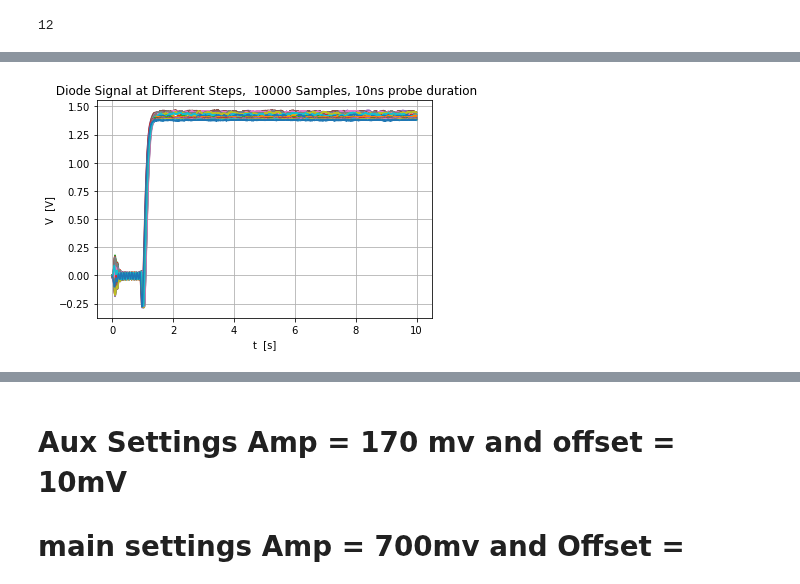
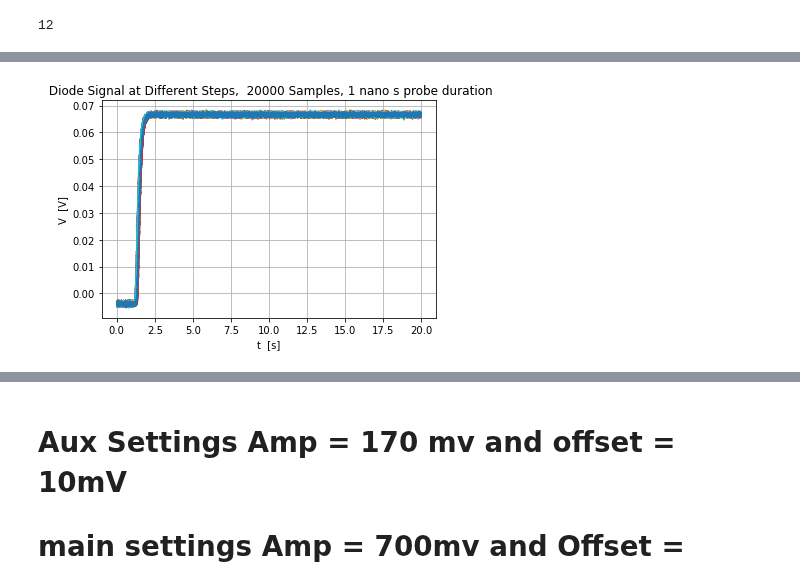
Before and after one commit to Holcan/STM, a Jupyter notebook: M8190/Pulse Schemes AutoCorrelation Preparation.ipynb, the cells around one changed output, grey strips where cells are left out. Saved outputs shown, nothing was run; the diff lists cells and outputs as text; code cells hidden in the pictures.

```diff
--- a/M8190/Pulse Schemes AutoCorrelation Preparation.ipynb
+++ b/M8190/Pulse Schemes AutoCorrelation Preparation.ipynb
@@ -347,0 +1070,12 @@ PulseScheme_B_1nano  = {
+# %%
+Lock_In_Settings = {
+'Time Constant' : '30ms',
+'Sensitivity' : '500 microVolts',
+'Reserve' : 'Normal',
+'db' : 24,
+'Modulation': '100Hz'
+}
+# %%
+playing_time = 10 #in seconds
+
+Diode_Signal, averaged_data = Measurement_Autocorrelation_voltage(M8190A,DAQ_Settings1,1000, playing_time ,sweeping_run_a_1nano,sweeping_run_b_1nano,PulseScheme_A_1nano['Measurement file Path'],Lock_In_Settings)
@@ -347,0 +1100,13 @@ PulseScheme_B_1nano  = {
+# %%
+fig,ax= plt.subplots()
+ax.grid(True)
+for i in range(0,len(Diode_Signal)):
+    plt.plot(Diode_Signal[i][1],Diode_Signal[i][0],label= 'Step {st}'.format(st = i ))
+
+ax.set_ylabel(r'V  [V]')
+ax.set_xlabel('t  [s]')
+ax.set_title(r' Diode Signal at Different Steps,  {b} Samples, 1 nano s probe duration'.format(b = len(Diode_Signal[0][1]) ))
+#ax.legend(bbox_to_anchor=(1.05, 1), loc='upper left', borderaxespad=0.)
+#ax.legend(loc=0)
+plt.show()
+#fig.savefig(r'{loc}\Diode Signal time cstant = {a}, sensitivity {b},{c} daqseconds, 5ms scheme, probe duration 1 nano,31 steps, no legend,6Ghz .jpeg'.format(loc = PulseScheme_A_1nano['Measurement file Path'],a = Lock_In_Settings['Time Constant'], b = Lock_In_Settings['Sensitivity'], c = playing_time),bbox_inches='tight')
@@ -532,5 +1327,5 @@ Lock_In_Settings = {
 # %%
 playing_time = 10 #in seconds
 
-Diode_Signal, averaged_data = Measurement_Autocorrelation_voltage(M8190A,DAQ_Settings1,1000, playing_time ,sweeping_run_a,sweeping_runb,PulseScheme_A_10nano['Measurement file Path'],Lock_In_Settings)
+Diode_Signal, averaged_data = Measurement_Autocorrelation_voltage(M8190A,DAQ_Settings1,1000, playing_time ,sweeping_runa_1nano,sweeping_runb_1nano,PulseScheme_A_1nano['Measurement file Path'],Lock_In_Settings)
 # %% [output]
@@ -554,16 +1333,16 @@ Data acquired for Step 30
 # %%
 fig,ax= plt.subplots()
 ax.grid(True)
 for i in range(0,len(Diode_Signal)):
     plt.plot(Diode_Signal[i][1],Diode_Signal[i][0],label= 'Step {st}'.format(st = i ))
 
 ax.set_ylabel(r'V  [V]')
 ax.set_xlabel('t  [s]')
-ax.set_title(r' Diode Signal at Different Steps,  {b} Samples, 10ns probe duration'.format(b = len(Diode_Signal[0][1]) ))
+ax.set_title(r' Diode Signal at Different Steps,  {b} Samples, 1 nano s probe duration'.format(b = len(Diode_Signal[0][1]) ))
 #ax.legend(bbox_to_anchor=(1.05, 1), loc='upper left', borderaxespad=0.)
 #ax.legend(loc=0)
 plt.show()
-fig.savefig(r'{loc}\Diode Signal time cstant = {a}, sensitivity {b},{c} daqseconds, 5ms scheme, probe duration 10n,31 steps, no legend,6Ghz .jpeg'.format(loc = PulseScheme_A_10nano['Measurement file Path'],a = Lock_In_Settings['Time Constant'], b = Lock_In_Settings['Sensitivity'], c = playing_time),bbox_inches='tight')
+fig.savefig(r'{loc}\Diode Signal time cstant = {a}, sensitivity {b},{c} daqseconds, 5ms scheme, probe duration 1 nano,31 steps, no legend,6Ghz .jpeg'.format(loc = PulseScheme_A_1nano['Measurement file Path'],a = Lock_In_Settings['Time Constant'], b = Lock_In_Settings['Sensitivity'], c = playing_time),bbox_inches='tight')
 # %% [output]
-[figure, old version]
+[figure, new version]
 # %%
```
Also changed, not shown: parts of 104 cells of this notebook, 2 other files.
